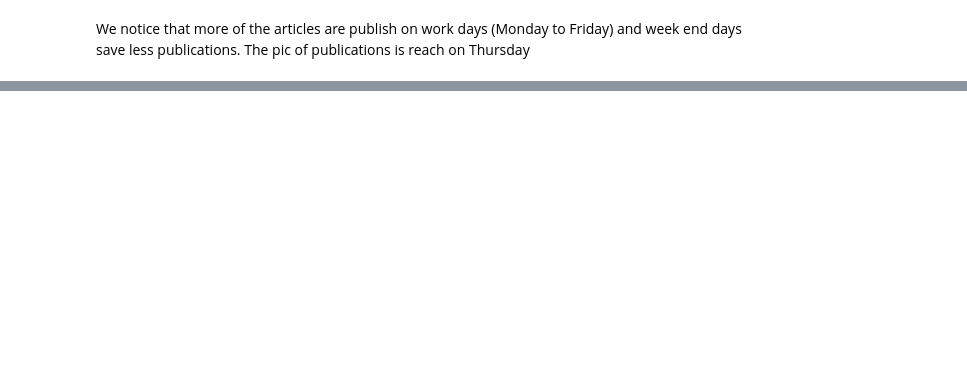
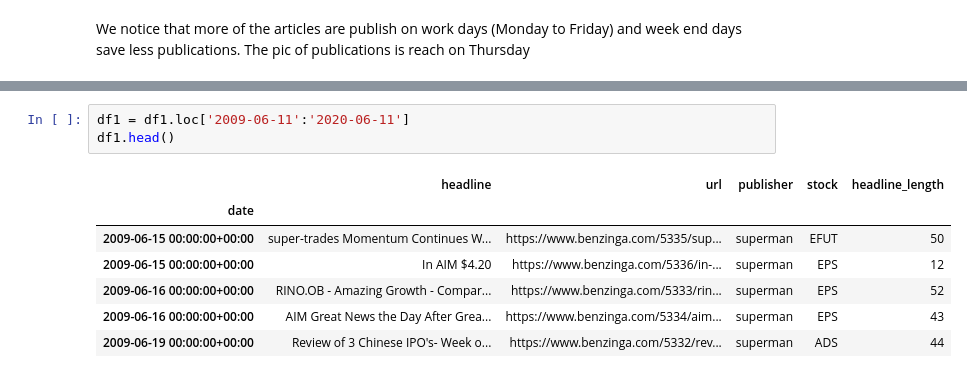
Before and after one commit to Cabrel17/Financial_news_sentiment_analysis, a Jupyter notebook: notebooks/Exploratory_data_analysis.ipynb, the cells around one changed output, grey strips where cells are left out. Drawn from its saved outputs; the diff is of its cells as text; blank space fills up the shorter version.

```diff
--- a/notebooks/Exploratory_data_analysis.ipynb
+++ b/notebooks/Exploratory_data_analysis.ipynb
@@ -141,0 +157,11 @@ We notice that more of the articles are publish on work days (Monday to Friday)
+# %%
+df1 = df1.loc['2009-06-11':'2020-06-11']
+df1.head()
+# %% [output]
+|  | headline | url | publisher | stock | headline_length |
+| date |  |  |  |  |  |
+| 2009-06-15 00:00:00+00:00 | super-trades Momentum Continues W... | https://www.benzinga.com/5335/sup... | superman | EFUT | 50 |
+| 2009-06-15 00:00:00+00:00 | In AIM $4.20 | https://www.benzinga.com/5336/in-... | superman | EPS | 12 |
+| 2009-06-16 00:00:00+00:00 | RINO.OB - Amazing Growth - Compar... | https://www.benzinga.com/5333/rin... | superman | EPS | 52 |
+| 2009-06-16 00:00:00+00:00 | AIM Great News the Day After Grea... | https://www.benzinga.com/5334/aim... | superman | EPS | 43 |
+| 2009-06-19 00:00:00+00:00 | Review of 3 Chinese IPO's- Week o... | https://www.benzinga.com/5332/rev... | superman | ADS | 44 |
```
Also changed, not shown: parts of 7 cells of this notebook.
